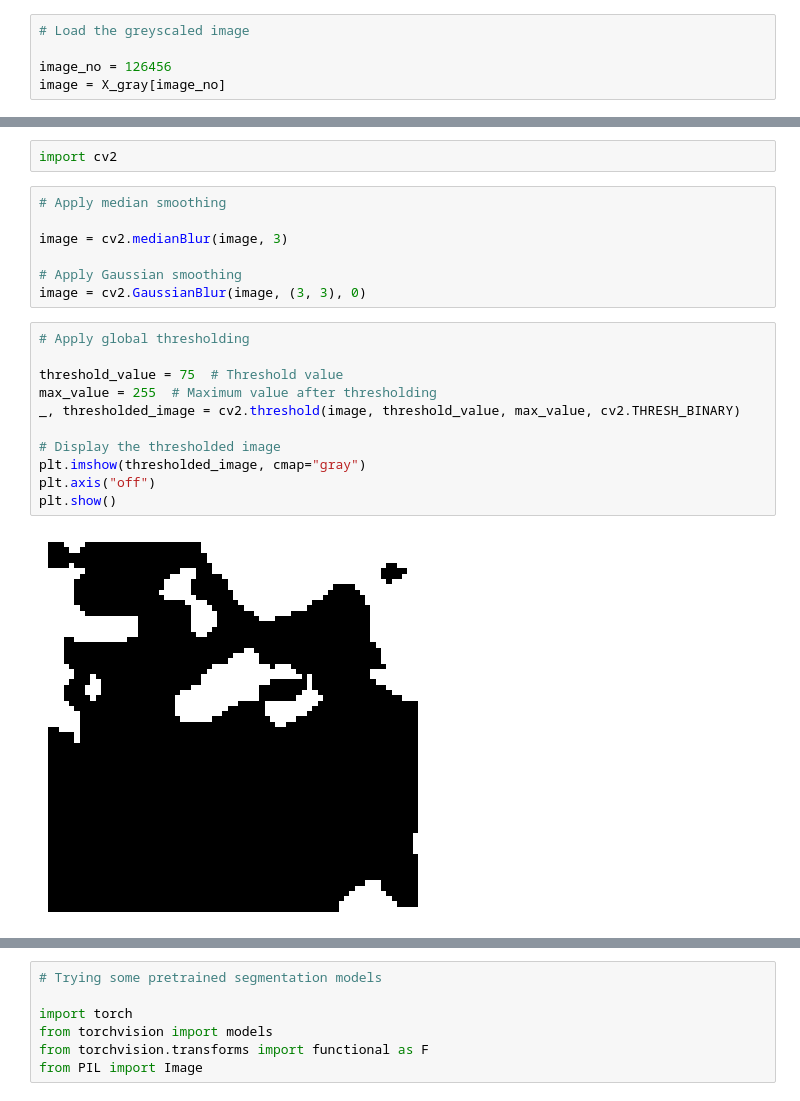
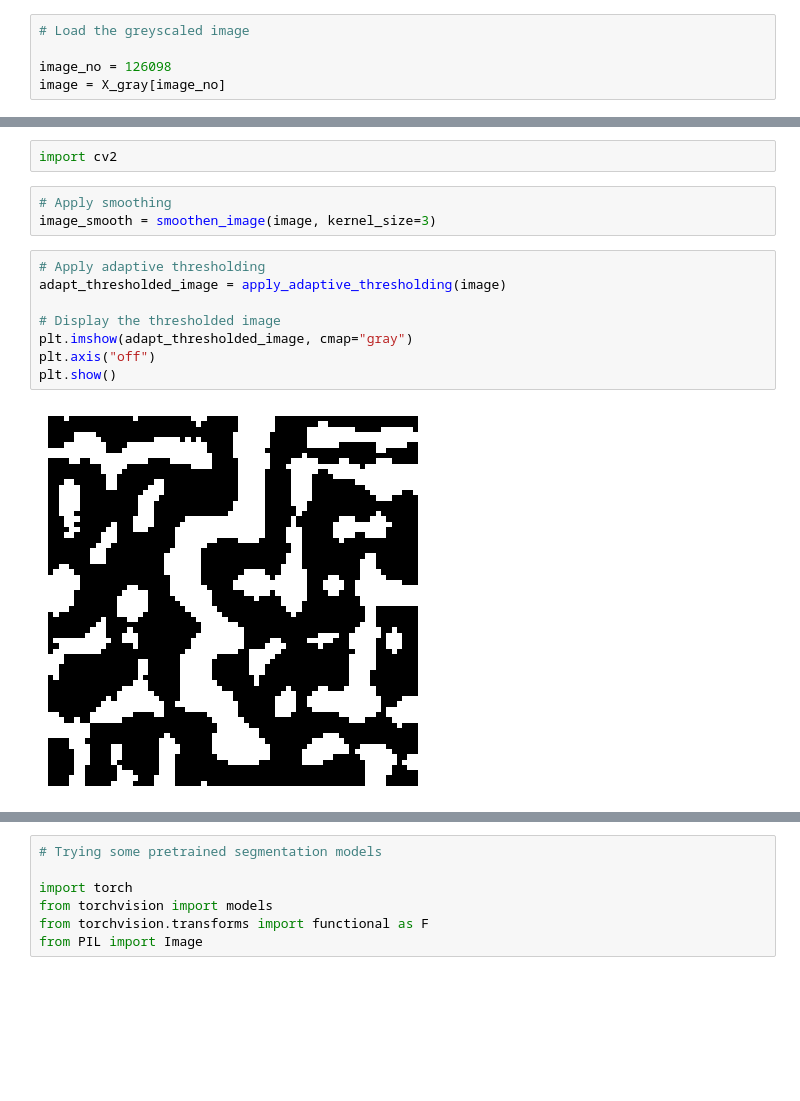
Before and after one commit to Wishmitha/Vesuvius, a Jupyter notebook: alpub_autoencoder/alpub_image_processor.ipynb, the cells around one changed output, grey strips where cells are left out. Saved outputs shown, nothing was run; the diff lists cells and outputs as text; blank space fills up the shorter version.

Commit message:
Moved commonly used functions to image_prcoessor_utils.py

```diff
--- a/alpub_autoencoder/alpub_image_processor.ipynb
+++ b/alpub_autoencoder/alpub_image_processor.ipynb
@@ -48,7 +57,7 @@ for img in X:
 # %%
 # Load the greyscaled image
 
-image_no = 126456
+image_no = 126098
 image = X_gray[image_no]
 # %%
 # Display the grayscale image
@@ -60,22 +69,15 @@ plt.show()
 # %%
 import cv2
-# %%
-# Apply median smoothing
-
-image = cv2.medianBlur(image, 3)
-
-# Apply Gaussian smoothing
-image = cv2.GaussianBlur(image, (3, 3), 0)
+# %%
+# Apply smoothing
+image_smooth = smoothen_image(image, kernel_size=3)
 # %%
-# Apply global thresholding
-
-threshold_value = 75  # Threshold value
-max_value = 255  # Maximum value after thresholding
-_, thresholded_image = cv2.threshold(image, threshold_value, max_value, cv2.THRESH_BINARY)
+# Apply adaptive thresholding
+adapt_thresholded_image = apply_adaptive_thresholding(image)
 
 # Display the thresholded image
-plt.imshow(thresholded_image, cmap="gray")
+plt.imshow(adapt_thresholded_image, cmap="gray")
 plt.axis("off")
 plt.show()
 # %% [output]
-[figure, old version]
+[figure, new version]
```
Also changed, not shown: parts of 14 cells of this notebook, 1 other file.
